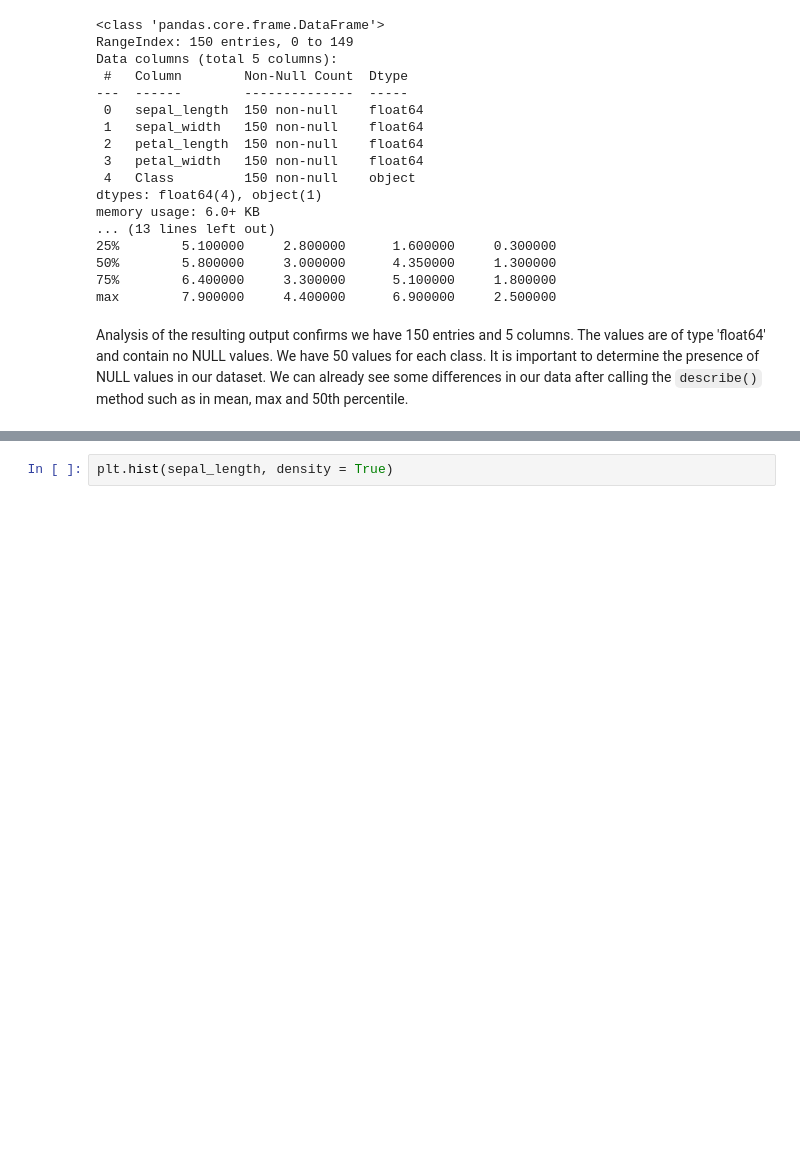
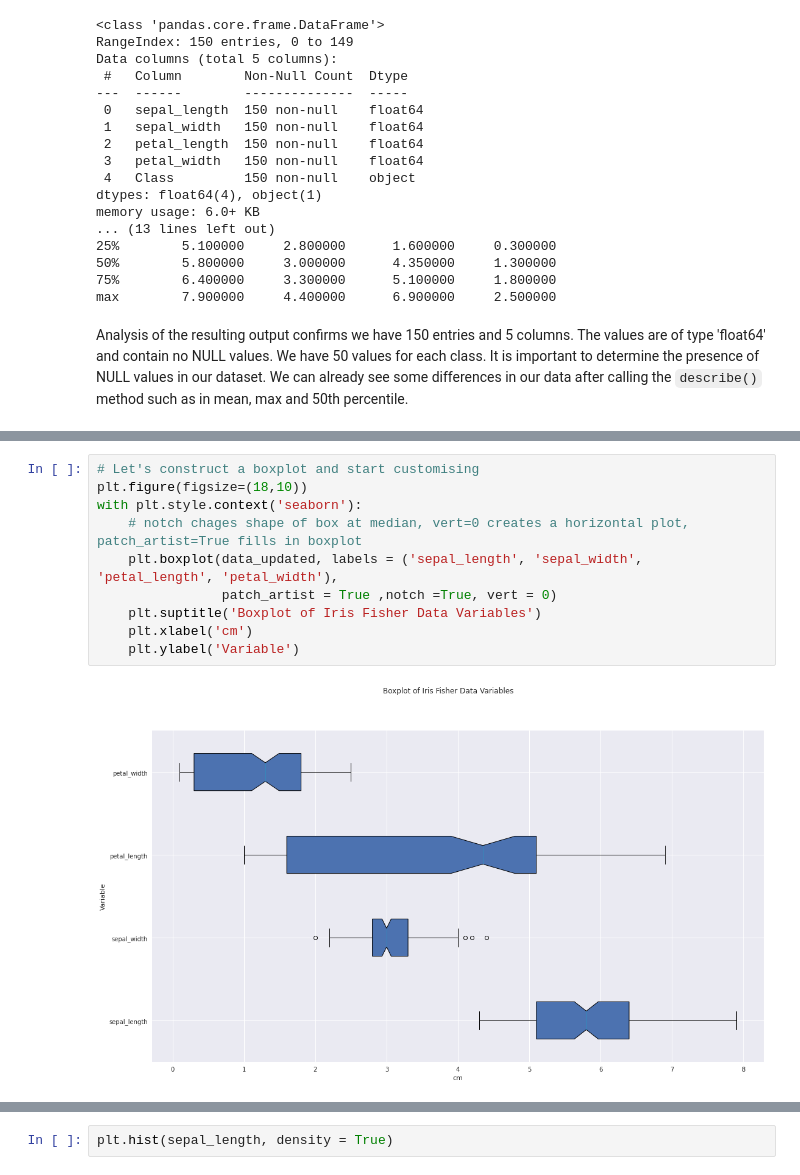
Before and after one commit to conor-mccaffrey/cao-points, a Jupyter notebook: pyplot.ipynb, the cells around one changed output, grey strips where cells are left out. Saved outputs shown, nothing was run; the diff lists cells and outputs as text; blank space fills up the shorter version.

```diff
--- a/pyplot.ipynb
+++ b/pyplot.ipynb
@@ -351,0 +335,12 @@ plt.bar(sepal_counts.index, sepal_counts, width = 0.05)
+# %%
+# Let's construct a boxplot and start customising
+plt.figure(figsize=(18,10))
+with plt.style.context('seaborn'):
+    # notch chages shape of box at median, vert=0 creates a horizontal plot, patch_artist=True fills in boxplot
+    plt.boxplot(data_updated, labels = ('sepal_length', 'sepal_width', 'petal_length', 'petal_width'),
+                patch_artist = True ,notch =True, vert = 0)
+    plt.suptitle('Boxplot of Iris Fisher Data Variables')
+    plt.xlabel('cm')
+    plt.ylabel('Variable')
+# %% [output]
+[figure, added]
```
Also changed, not shown: parts of 30 cells of this notebook, 2 other files.
